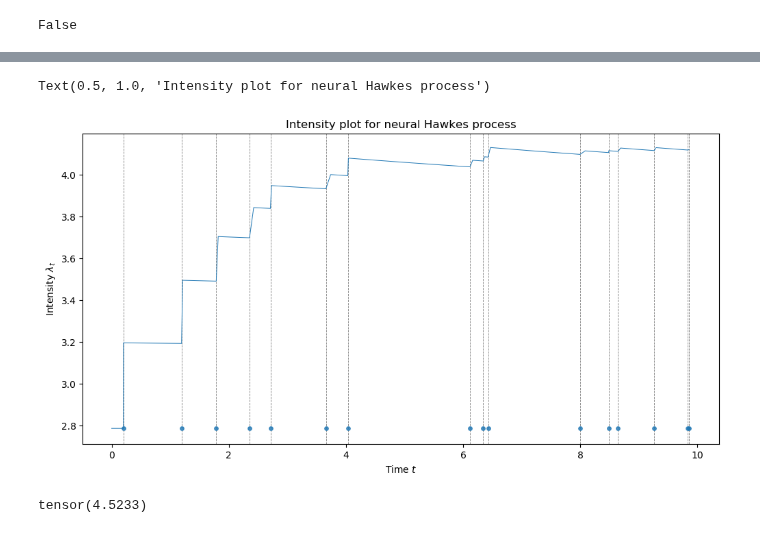
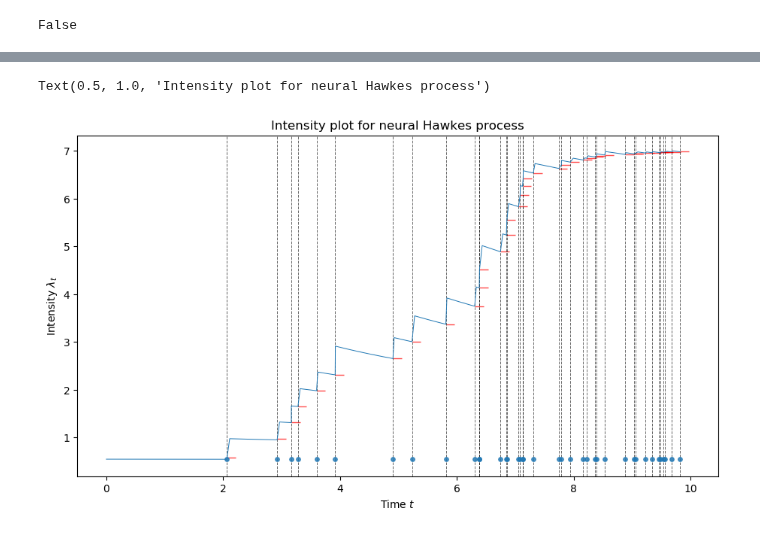
Before and after one commit to Deeptradingfx/point-process-nets, a Jupyter notebook: notebooks/neura.ipynb, the cells around one changed output, grey strips where cells are left out. Cells and saved outputs as stored; diff of their text form; code cells hidden in the pictures.

```diff
--- a/notebooks/neura.ipynb
+++ b/notebooks/neura.ipynb
@@ -147,8 +147,8 @@ split_into_batches = data_tensor.split(BATCH_SIZE, dim=0)
 num_of_batches = len(split_into_batches)
 print("No. of batches: %d" % num_of_batches)
 
-hidden_size = 8
-learn_rate = 0.0008
+hidden_size = 12
+learn_rate = 0.0015
 
 nhlstm = NeuralCTLSTM(hidden_size)
 optimizer = optim.SGD(nhlstm.parameters(), lr=learn_rate)
@@ -213,7 +235,7 @@ print(nhlstm.training)
 # %% [output]
 False
 # %%
-neural_gen = EventGen(nhlstm)
+neural_gen = CTGenerator(nhlstm)
 # %%
 neural_gen.generate_sequence(tmax)
 # %% [output]
@@ -250,21 +315,21 @@ from train_functions import make_ctlstm_sequence_plot
 # %%
-time_vals, intens_vals = make_ctlstm_sequence_plot(nhlstm, neural_gen, tmax)
+time_vals, intens_vals = neural_gen.make_ctlstm_sequence_plot(200, tmax)
 # %%
-fig, ax = plt.subplots(1, 1, figsize=(12, 6), dpi=100)
+fig, ax = plt.subplots(1, 1, figsize=(11, 6), dpi=100)
 ax.plot(time_vals, intens_vals, linewidth=0.7)
-for t in neural_gen.sequence_:
-    ax.axvline(t, ymin=0.0, ymax=intens_vals.max(), linewidth=0.6,
+for i,t in enumerate(neural_gen.sequence_):
+    lbd = neural_gen.lbda_max_seq_[i+1]
+    ax.axvline(t, ymin=0.0, ymax=intens_vals.max(), linewidth=0.7,
                linestyle='--',
-               alpha=0.5, c='k', zorder=-1)
+               alpha=0.6, c='k', zorder=-1)
+    ax.hlines(lbd.item(), xmin=t, xmax=t+0.15, colors='r',
+              linewidth=1.0, alpha=0.7, zorder=-1)
+
 ax.scatter(neural_gen.sequence_, intens_vals.min() + np.zeros_like(neural_gen.sequence_),
            s=15, alpha=0.8, zorder=1, )
 ax.set_xlabel("Time $t$")
 ax.set_ylabel("Intensity $\lambda_t$")
 ax.set_title("Intensity plot for neural Hawkes process")
 # %% [output]
 Text(0.5, 1.0, 'Intensity plot for neural Hawkes process')
-[figure, old version]
+[figure, new version]
-# %%
-x.dot(x)
-# %% [output]
-tensor(4.5233)
```
Also changed, not shown: parts of 22 cells of this notebook, 4 other files.
